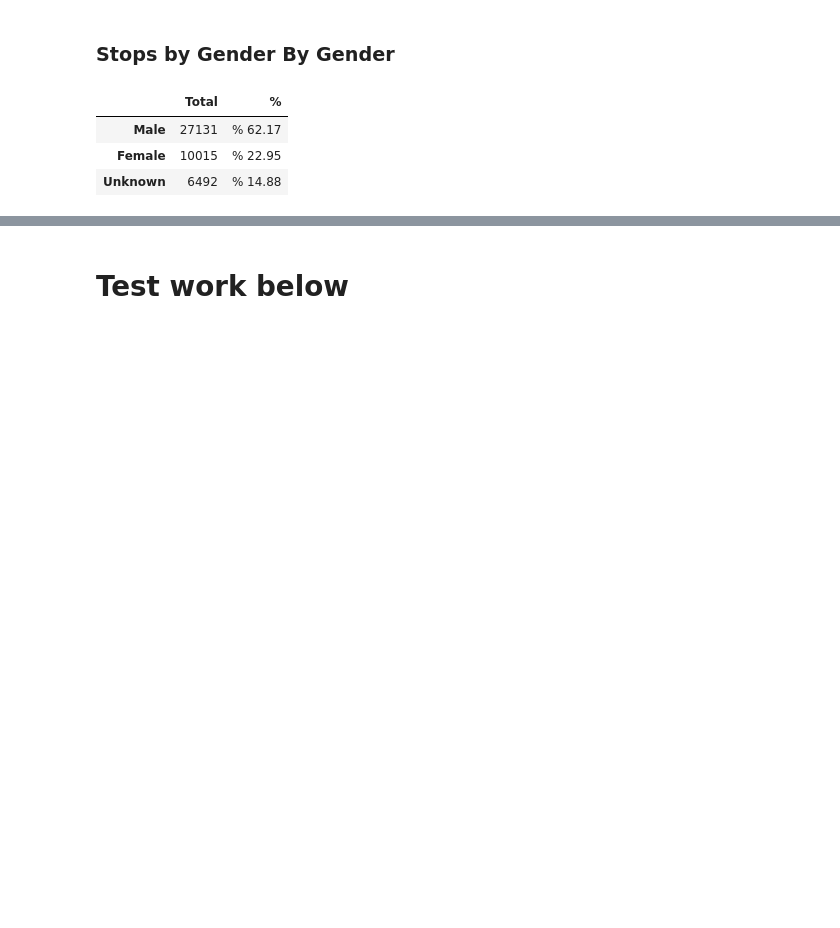
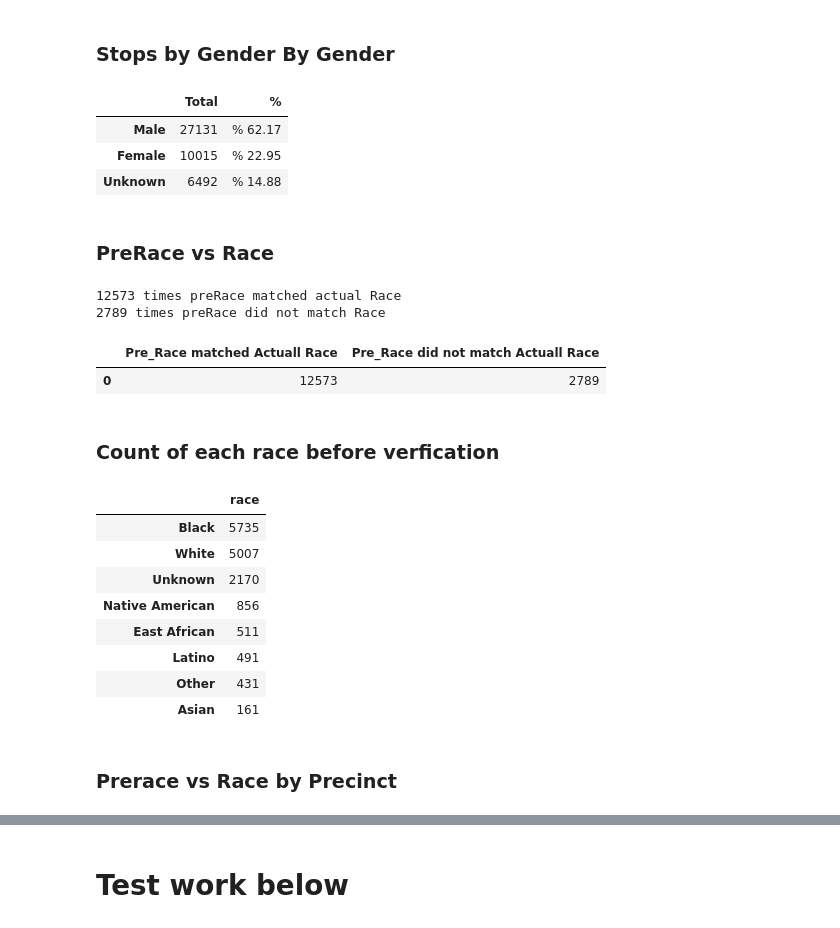
Before and after one commit to elu267/Project_GroupF, a Jupyter notebook: MN_Stop_Data.ipynb, the cells around one changed output, grey strips where cells are left out. Cells and saved outputs as stored; diff of their text form; code cells hidden in the pictures; blank space fills up the shorter version.

```diff
--- a/MN_Stop_Data.ipynb
+++ b/MN_Stop_Data.ipynb
@@ -133,3 +145,52 @@ stop_by_gender
 | Male | 27131 | % 62.17 |
 | Female | 10015 | % 22.95 |
 | Unknown | 6492 | % 14.88 |
+# %% [markdown]
+### PreRace vs Race
+# %%
+#reading the csv
+pre_race_count = pd.DataFrame(pre_race['preRace'].value_counts())
+
+#summarizing data for preRace vs Race
+e_test = e_test.loc[e_test['MDC'] == 'MDC']
+
+#data table with only preRace classfication
+pre_race = e_test.loc[e_test['preRace'] != 'Unknown'] #should we filter out other?
+
+#see how many times preRace matched race
+race_match = pre_race.loc[pre_race['preRace'] == pre_race['race']]
+race_match_count = len(race_match)
+print(f'{race_match_count} times preRace matched actual Race')
+
+#see how many times preRace DID NOT match actual race
+race_NA_match = pre_race.loc[pre_race['preRace'] != pre_race['race']]
+race_NA_match_count = len(race_NA_match)
+print(f'{race_NA_match_count} times preRace did not match Race')
+
+race_predictions = pd.DataFrame(
+                                {"Pre_Race matched Actuall Race" : [race_match_count],
+                                "Pre_Race did not match Actuall Race" : [race_NA_match_count]
+                                 })
+race_predictions
+# %% [output]
+12573 times preRace matched actual Race
+2789 times preRace did not match Race
+|  | Pre_Race matched Actuall Race | Pre_Race did not match Actuall Race |
+| 0 | 12573 | 2789 |
+# %% [markdown]
+### Count of each race before verfication
+# %%
+pre_race_count = pd.DataFrame(pre_race['preRace'].value_counts())
+post_race_count
+# %% [output]
+|  | race |
+| Black | 5735 |
+| White | 5007 |
+| Unknown | 2170 |
+| Native American | 856 |
+| East African | 511 |
+| Latino | 491 |
+| Other | 431 |
+| Asian | 161 |
+# %% [markdown]
+### Prerace vs Race by Precinct
```
Also changed, not shown: parts of 9 cells of this notebook.
